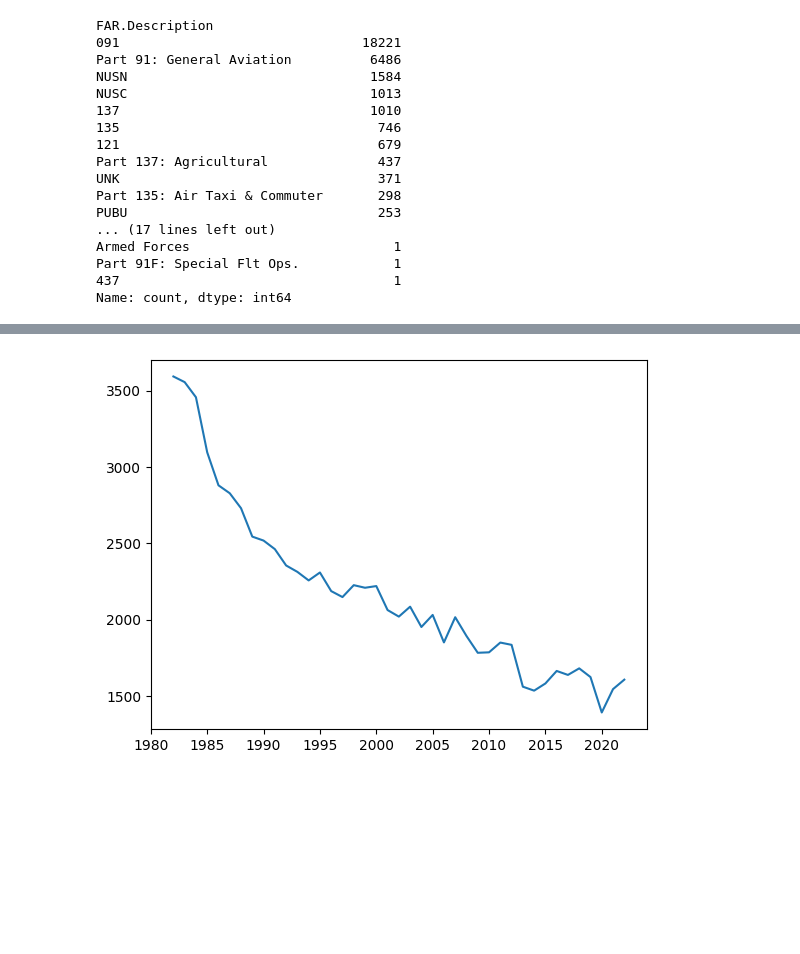
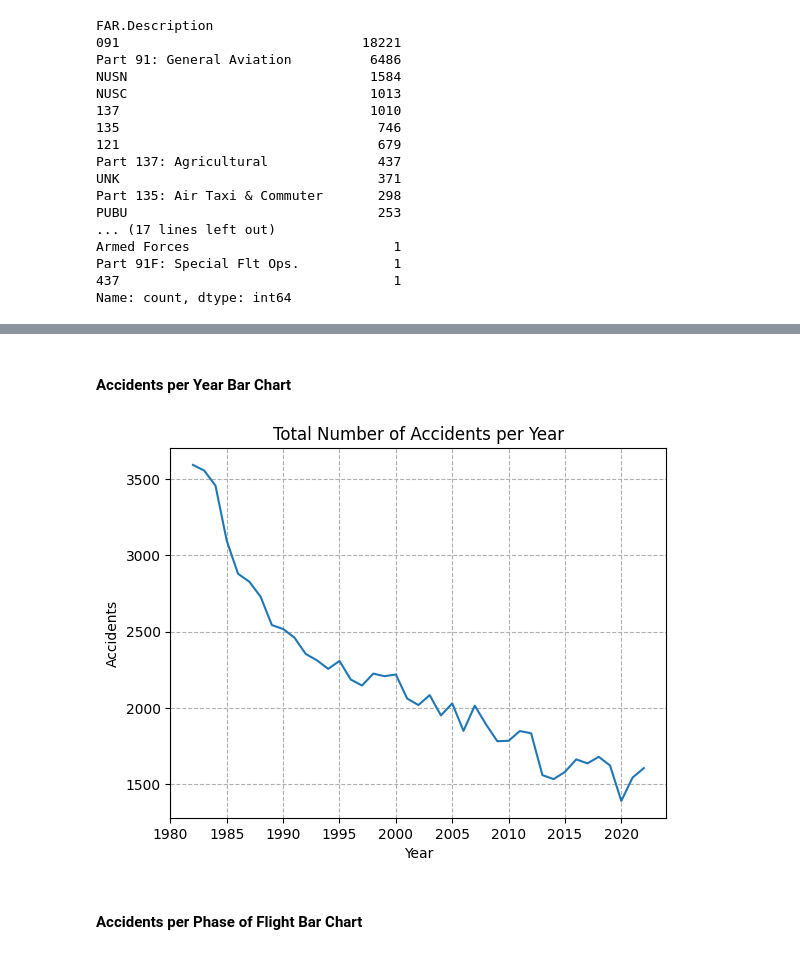
Before and after one commit to mnejaime/ntsb-analysis, a Jupyter notebook: notebook.ipynb, the cells around one changed output, grey strips where cells are left out. Saved outputs shown, nothing was run; the diff lists cells and outputs as text; code cells hidden in the pictures; blank space fills up the shorter version.

Commit message:
Add additional graphs

```diff
--- a/notebook.ipynb
+++ b/notebook.ipynb
@@ -23,7 +23,7 @@ for dirname, _, filenames in os.walk('./data'):
 # %%
 # Read the csv into a pandas dataframe
 
-avdata = pd.read_csv('./data/AviationData.csv', encoding='latin1')
+avdata = pd.read_csv('./data/AviationData.csv', encoding='latin1', dtype='unicode')
 avdata.head()
 # %% [output]
 |  | Event.Id | Investigation.Type | Accident.Number | Event.Date | Location | Country | Latitude | Longitude | ... |
@@ -162,3 +165,5 @@ List of graphs:
+# %% [markdown]
+#### Accidents per Year Bar Chart
 # %%
 # Created a new df grouping years together and counting the number of entries per year.
 
@@ -167,8 +172,15 @@ df_year_acc = df.groupby('Year').size().reset_index(name='Accidents')
 # There are only a few entries in the years below 1982. Let's strip those so the data is cleaner
 
 df_year_acc = df_year_acc[df_year_acc['Year'] > 1981]
-# %%
-plt.plot(df_year_acc["Year"], df_year_acc["Accidents"])
-plt.show()
-# %% [output]
-[figure, removed]
+# %%
+fig, ax = plt.subplots()
+ax.plot(df_year_acc["Year"], df_year_acc["Accidents"])
+ax.set_title("Total Number of Accidents per Year")
+ax.set_xlabel("Year")
+ax.set_ylabel("Accidents")
+ax.grid(visible=True, linestyle='--')
+plt.show()
+# %% [output]
+[figure, added]
+# %% [markdown]
+#### Accidents per Phase of Flight Bar Chart
```
Also changed, not shown: parts of 20 cells of this notebook.
